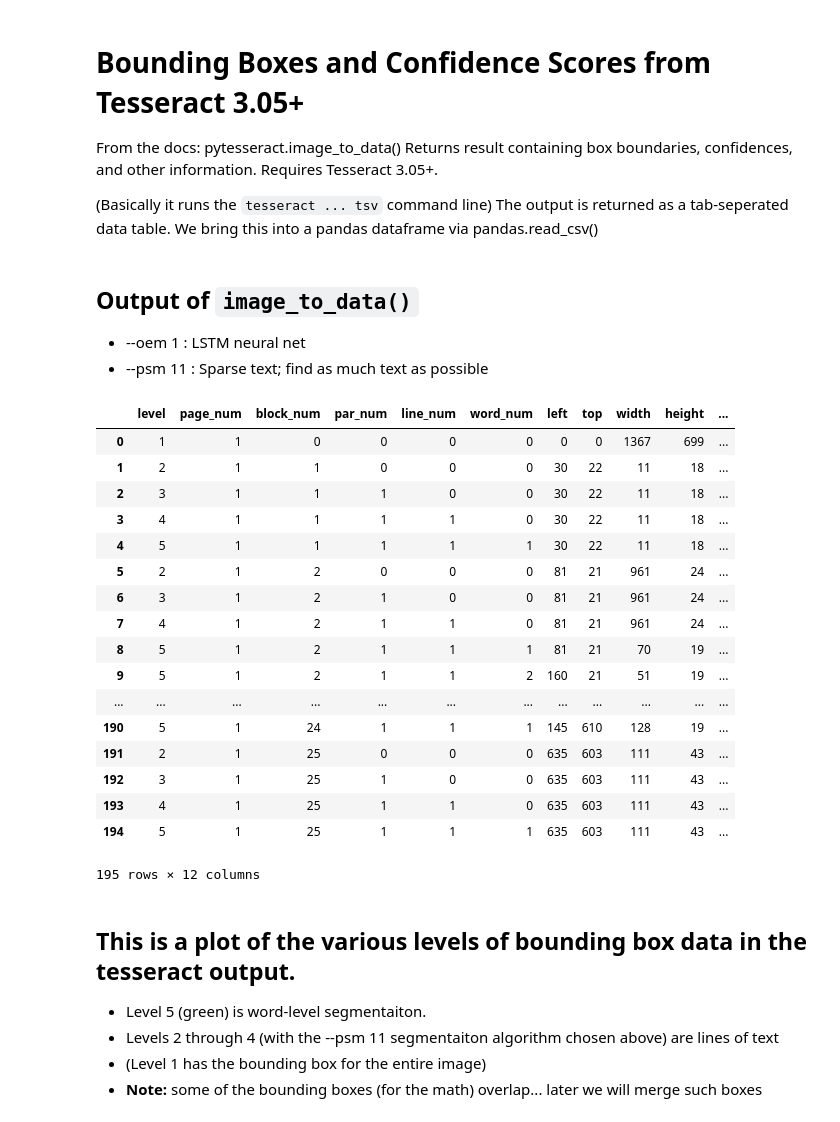
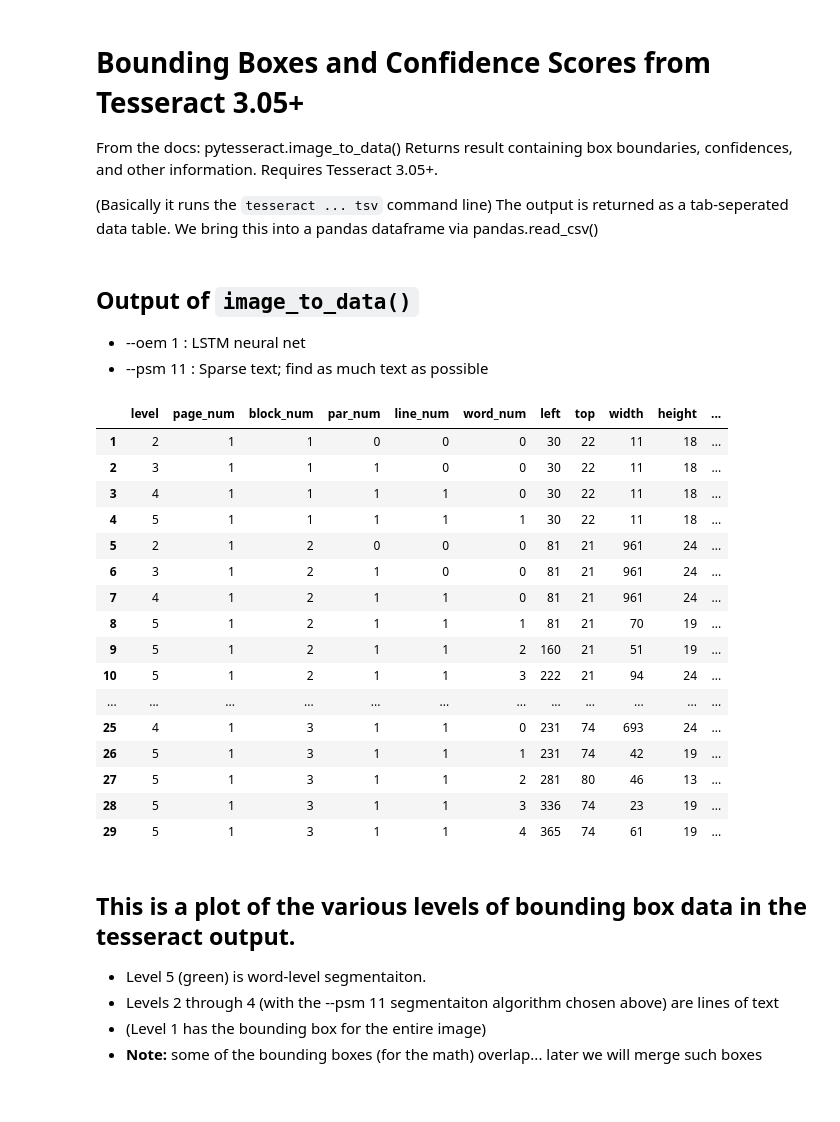
Before and after one commit to simbulus-io/mines2019, a Jupyter notebook: python/docker/notebooks/Tesseract Classification.ipynb, the cells around one changed output. Saved outputs shown, nothing was run; the diff lists cells and outputs as text; code cells hidden in the pictures.

```diff
--- a/python/docker/notebooks/Tesseract Classification.ipynb
+++ b/python/docker/notebooks/Tesseract Classification.ipynb
@@ -72,18 +72,17 @@ pandas.read_csv()
 # %%
 import io
 import pandas
 
 data = tess.image_to_data(timg, lang='eng', config="--psm 11 --oem 1")
 tdata = pandas.read_csv(io.StringIO(data), sep="\t") ;
 
 display(Markdown( '## Output of `image_to_data()`\n * --oem 1 : LSTM neural net\n * --psm 11 : Sparse text; find as much text as possible'))
-tdata
+tdata[1:30]
 # %% [output]
 ## Output of `image_to_data()`
  * --oem 1 : LSTM neural net
  * --psm 11 : Sparse text; find as much text as possible
 |  | level | page_num | block_num | par_num | line_num | word_num | left | top | width | height | ... |
-| 0 | 1 | 1 | 0 | 0 | 0 | 0 | 0 | 0 | 1367 | 699 | ... |
 | 1 | 2 | 1 | 1 | 0 | 0 | 0 | 30 | 22 | 11 | 18 | ... |
 | 2 | 3 | 1 | 1 | 1 | 0 | 0 | 30 | 22 | 11 | 18 | ... |
 | 3 | 4 | 1 | 1 | 1 | 1 | 0 | 30 | 22 | 11 | 18 | ... |
@@ -93,13 +92,13 @@ tdata
 | 7 | 4 | 1 | 2 | 1 | 1 | 0 | 81 | 21 | 961 | 24 | ... |
 | 8 | 5 | 1 | 2 | 1 | 1 | 1 | 81 | 21 | 70 | 19 | ... |
 | 9 | 5 | 1 | 2 | 1 | 1 | 2 | 160 | 21 | 51 | 19 | ... |
+| 10 | 5 | 1 | 2 | 1 | 1 | 3 | 222 | 21 | 94 | 24 | ... |
 | ... | ... | ... | ... | ... | ... | ... | ... | ... | ... | ... | ... |
-| 190 | 5 | 1 | 24 | 1 | 1 | 1 | 145 | 610 | 128 | 19 | ... |
-| 191 | 2 | 1 | 25 | 0 | 0 | 0 | 635 | 603 | 111 | 43 | ... |
-| 192 | 3 | 1 | 25 | 1 | 0 | 0 | 635 | 603 | 111 | 43 | ... |
-| 193 | 4 | 1 | 25 | 1 | 1 | 0 | 635 | 603 | 111 | 43 | ... |
-| 194 | 5 | 1 | 25 | 1 | 1 | 1 | 635 | 603 | 111 | 43 | ... |
+| 25 | 4 | 1 | 3 | 1 | 1 | 0 | 231 | 74 | 693 | 24 | ... |
+| 26 | 5 | 1 | 3 | 1 | 1 | 1 | 231 | 74 | 42 | 19 | ... |
+| 27 | 5 | 1 | 3 | 1 | 1 | 2 | 281 | 80 | 46 | 13 | ... |
+| 28 | 5 | 1 | 3 | 1 | 1 | 3 | 336 | 74 | 23 | 19 | ... |
+| 29 | 5 | 1 | 3 | 1 | 1 | 4 | 365 | 74 | 61 | 19 | ... |
-195 rows × 12 columns
 # %%
 import matplotlib.patches as patches
 
```
Also changed, not shown: parts of 1 cell of this notebook.
